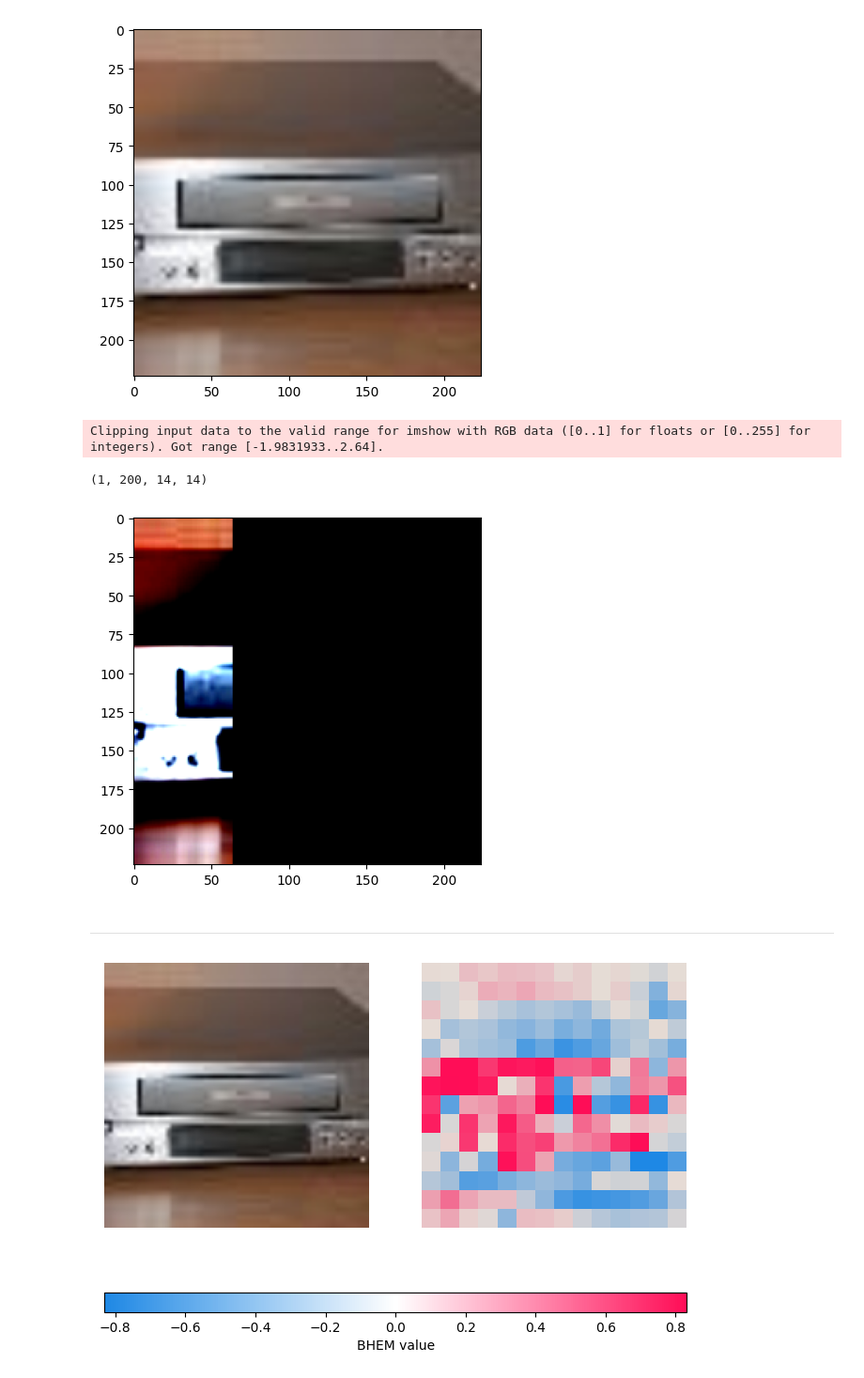
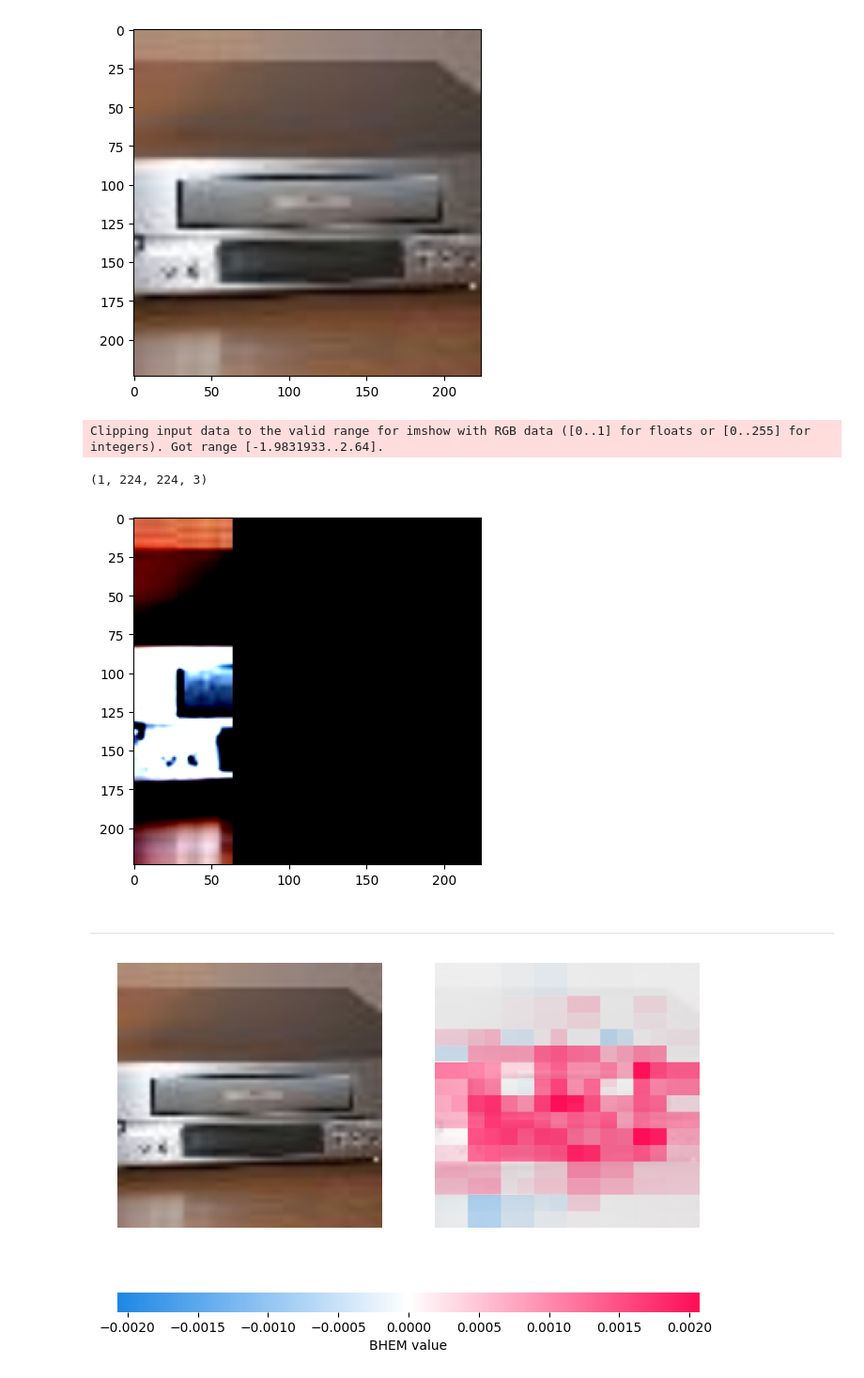
Before and after one commit to Shaun-Z/O-SHAP, a Jupyter notebook: test.ipynb, the cells around one changed output. Shown at 94% size. Cells and saved outputs as stored; diff of their text form; code cells hidden in the pictures.

```diff
--- a/test.ipynb
+++ b/test.ipynb
@@ -91,26 +91,31 @@ layer4 = layer(img, 4)
 layer1.mask_image([0])
 # plt.imshow(dataset.inv_transform(torch.Tensor(layer1.masked_image)).permute(1, 2, 0))
 plt.imshow(torch.Tensor(layer1.masked_image).permute(1, 2, 0))
-exp_result = np.load(f'./scores_{img_ID}.npy')
+# exp_result = np.load(f'./scores_{img_ID}.npy')
+exp_result = np.load('results/shap/Resnet50onImageNet/value/P1_n02988304.npy')
 exp_result.shape
 # %% [output]
 Clipping input data to the valid range for imshow with RGB data ([0..1] for floats or [0..255] for integers). Got range [-1.9831933..2.64].
-(1, 200, 14, 14)
+(1, 224, 224, 3)
 [figure]
 # %% [markdown]
 ---
+# %%
+result_show = exp_result[0].sum(axis=-1)
+# %%
+image_show = image.mean(axis=-1)
 # %%
 fig, axes = plt.subplots(nrows=1, ncols=2, figsize=(8,6), squeeze=False)
 axes[0,0].imshow(image)
 axes[0][0].axis('off')
-max_val = np.nanpercentile(exp_result[0], 99.9)
-axes[0][1].imshow(image, alpha=0.3)
-axes[0][1].imshow(exp_result[0][class_ID], cmap=red_transparent_blue, vmin=-np.nanpercentile(exp_result[0], 99.9),vmax=np.nanpercentile(exp_result[0], 99.9))
+max_val = np.nanpercentile(np.abs(result_show), 99.9)
+axes[0][1].imshow(image_show, cmap=plt.get_cmap('gray'), alpha=0.15)
+axes[0][1].imshow(result_show, cmap=red_transparent_blue, vmin=-max_val,vmax=max_val)
 axes[0][1].axis('off')
-im = axes[0, 1].imshow(exp_result[0][class_ID], cmap=red_transparent_blue, vmin=-max_val, vmax=max_val)
+im = axes[0, 1].imshow(result_show, cmap=red_transparent_blue, vmin=-max_val, vmax=max_val)
 
-plt.colorbar(im, ax=np.ravel(axes).tolist(), label="BHEM value", orientation="horizontal", aspect=30)
-
+cb = plt.colorbar(im, ax=np.ravel(axes).tolist(), label="BHEM value", orientation="horizontal", aspect=30)
+cb.outline.set_visible(False)
 plt.show()
 # %% [output]
-[figure, old version]
+[figure, new version]
```
Also changed, not shown: parts of 2 cells of this notebook, 12 other files.
